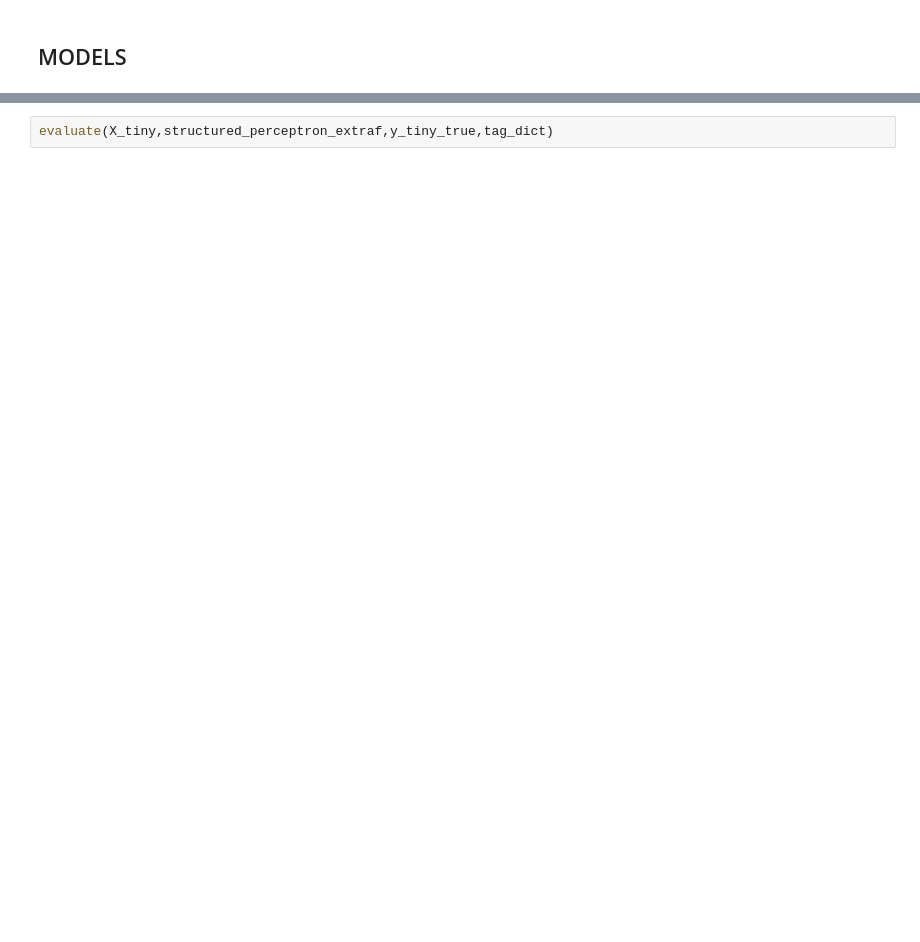
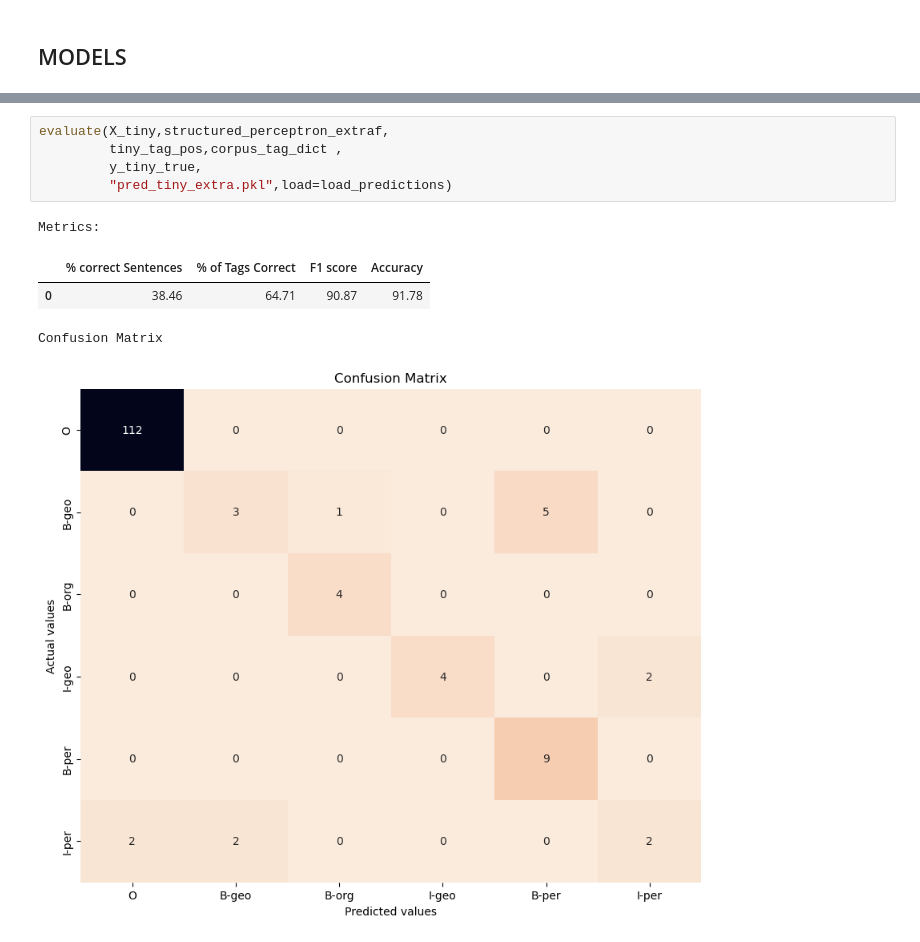
Before and after one commit to zemgabriela/NLP, a Jupyter notebook: Assignment_2/reproducable_results.ipynb, the cells around one changed output, grey strips where cells are left out. Cells and saved outputs as stored; diff of their text form; blank space fills up the shorter version.

```diff
--- a/Assignment_2/reproducable_results.ipynb
+++ b/Assignment_2/reproducable_results.ipynb
@@ -79,2 +104,11 @@ evaluate(X_test,structured_perceptron_extraf,y_test_true,tag_dict)
 # %%
-evaluate(X_tiny,structured_perceptron_extraf,y_tiny_true,tag_dict)
+evaluate(X_tiny,structured_perceptron_extraf,
+         tiny_tag_pos,corpus_tag_dict ,
+         y_tiny_true,
+         "pred_tiny_extra.pkl",load=load_predictions)
+# %% [output]
+Metrics:
+|  | % correct Sentences | % of Tags Correct | F1 score | Accuracy |
+| 0 | 38.46 | 64.71 | 90.87 | 91.78 |
+Confusion Matrix
+[figure, added]
```
Also changed, not shown: parts of 10 cells of this notebook, 12 other files.
